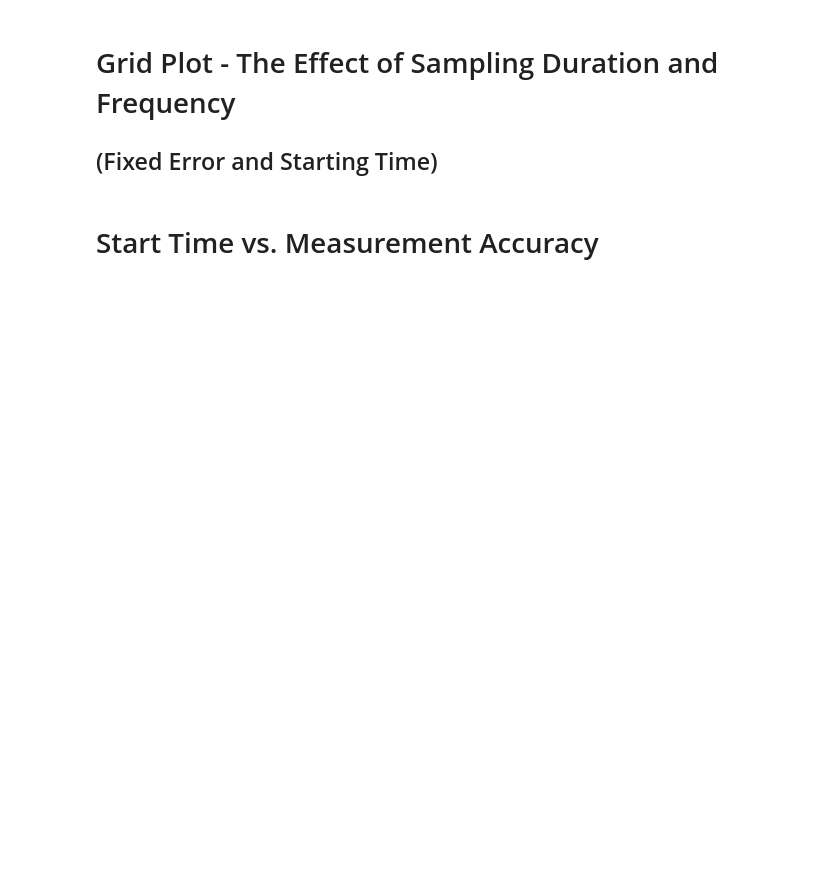
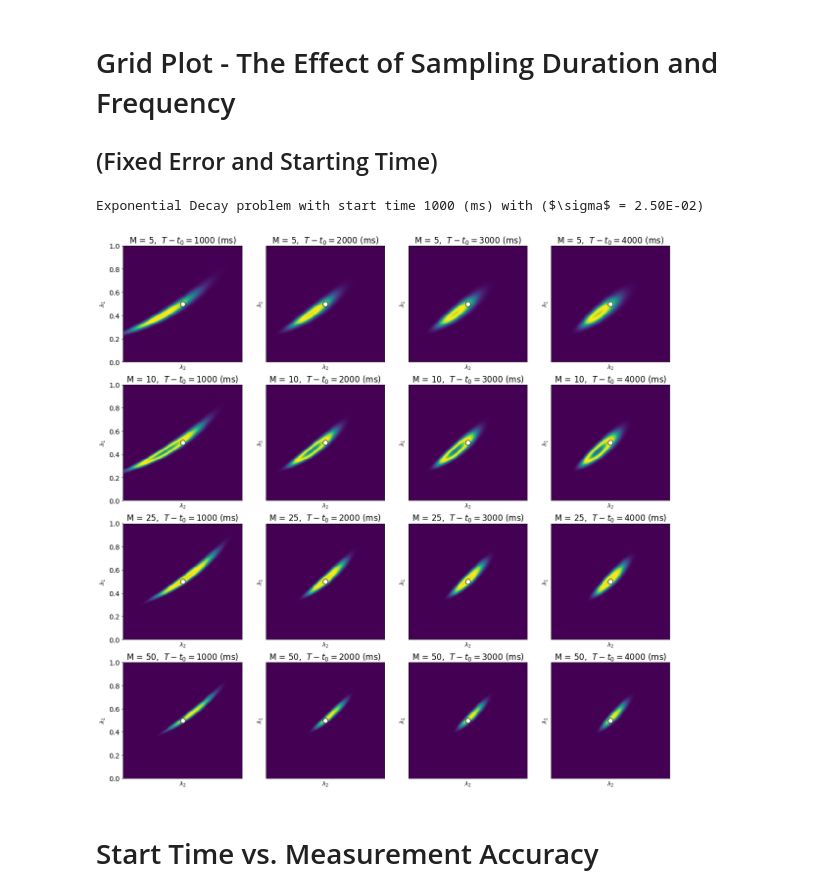
Before and after one commit to mpilosov/ConsistentBayes, a Jupyter notebook: examples/Visualize_Parallelized_Results.ipynb, the cells around one changed output. Drawn from its saved outputs; the diff is of its cells as text; code cells hidden in the pictures; blank space fills up the shorter version.

```diff
--- a/examples/Visualize_Parallelized_Results.ipynb
+++ b/examples/Visualize_Parallelized_Results.ipynb
@@ -82,33 +85,38 @@ observation_len = 1
 f, axarr = plt.subplots(len(Vnum_observations),len(Vobs_len),figsize=[20,20])
 for i in range(len(Vnum_observations)):
     num_obs = Vnum_observations[i]
     for j in range(len(Vobs_len)):
         observation_len = Vobs_len[j]
 
         for run_num in range(len(Dg)):
             if np.sum(np.abs(np.array(Dg[run_num]['t']) - np.array([num_obs, error, start_time, observation_len]))) == 0:
                 post_eval = Dg[run_num]['p']
                 zi = post_eval.reshape(nbins, nbins)
                 axarr[i,j].pcolormesh(xi, yi, zi)
                 # plt.pcolormesh(zi)
                 if problem == 'ho':
                     axarr[i,j].scatter([1], [0], c='white', edgecolor='black', s=100)
                 elif problem == 'ed':
                     axarr[i,j].scatter([0.5], [0.5], c='white', edgecolor='black', s=100)
                 axarr[i,j].set_title('M = %d,  $T-t_0 = %d$ (ms)'%(num_obs, 1000*observation_len))
+                axarr[i,j].set_ylabel('$\lambda_1$', fontsize=12)
+                axarr[i,j].set_xlabel('$\lambda_2$', fontsize=12)
                 if j>0:
                     axarr[i,j].set_yticks([], minor=False)
                 if i<4:
                     axarr[i,j].set_xticks([], minor=False)
 
 if problem == 'ed':
     pstr = 'Exponential Decay'
 elif problem == 'ho':
     pstr = 'Harmonic Oscillator'
 else:
     pstr = 'SIR Model'
 print('%s problem with start time %d (ms) with ($\sigma$ = %.2E)'%(pstr, 1000*start_time, error))
 plt.show()
+# %% [output]
+Exponential Decay problem with start time 1000 (ms) with ($\sigma$ = 2.50E-02)
+[figure, added]
 # %% [markdown]
 # Start Time vs. Measurement Accuracy
 # %%
```
Also changed, not shown: parts of 7 cells of this notebook, 2 other files.
